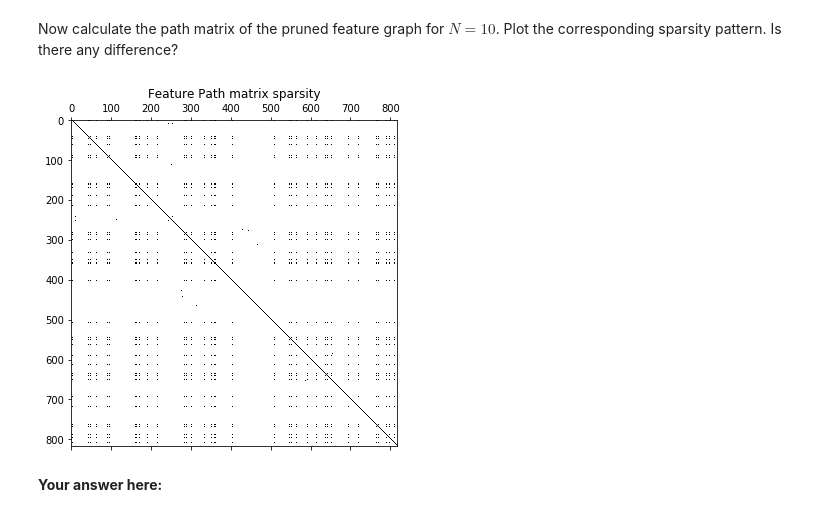
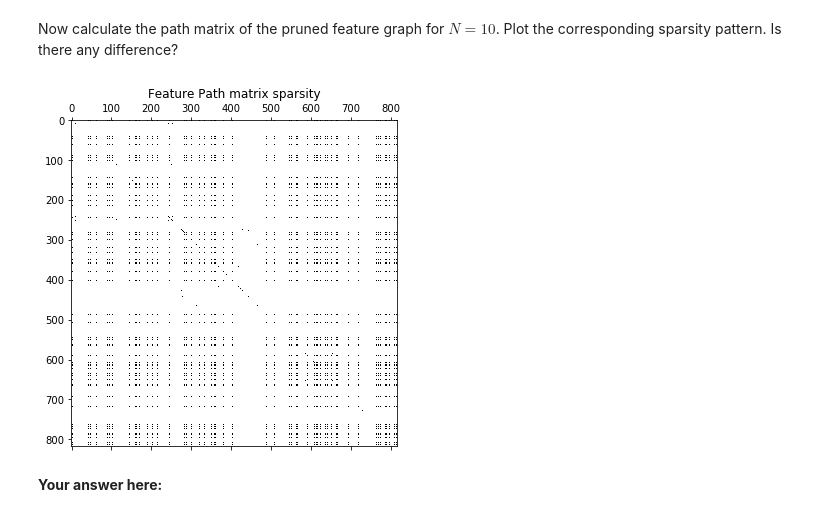
Before and after one commit to alex-mocanu/A-Network-Tour-of-DS-Homework, a Jupyter notebook: Assignment 1/1_network_science.ipynb, the cells around one changed output. Cells and saved outputs as stored; diff of their text form; code cells hidden in the pictures.

```diff
--- a/Assignment 1/1_network_science.ipynb
+++ b/Assignment 1/1_network_science.ipynb
@@ -82,8 +82,7 @@ Select all papers from a field of your choice and store their feature vectors in
 Check its shape.
 # %%
 my_field = 'Neural_Networks'
-pd_content_by_field = pd_content[pd_content.field == my_field]
-features = pd_content_by_field.drop(columns = ['id', 'field'])
+features = np.array(pd_content[pd_content['class_label'] == my_field].iloc[:,1:-1])
 features.shape
 # %% [output]
 (818, 1433)
@@ -91,15 +90,10 @@ features.shape
 Let $D$ be the Euclidean distance matrix whose $(i,j)$ entry corresponds to the Euclidean distance between feature vectors $i$ and $j$.
 Using the feature vectors of the papers from the field which you have selected, construct $D$ as a Numpy array.
 # %%
-def distance_matrix_np(pts):
-    """Returns matrix of pairwise Euclidean distances"""
-    n = pts.shape[0]
-    distance = np.zeros((n,n))
-    for i in range(n):
-        distance[i,:] = np.linalg.norm(pts - pts[i,:], axis=1)
-    return distance
-
-distance =  distance_matrix_np(features.to_numpy())
+size = features.shape[0]
+distance = np.zeros(shape=(size,size))
+for i in range(size) :
+    distance[i,:] = np.linalg.norm(features - features[i,:], axis = 1)
 distance.shape
 # %% [output]
 (818, 818)
@@ -153,5 +139,5 @@ index2id.set_index('index', inplace=True)
 # %%
 cora_cites = np.genfromtxt('data/cora/cora.cites', delimiter='\t')
-n = pd_content_by_field.shape[0]
-A_citation = np.zeros((n,n))
-A_citation.shape
+
+nodes = pd_content[['paper_id', 'class_label']].reset_index(level = 0)
+nodes = nodes.rename(columns = {'index' : 'node_idx'}).set_index('paper_id')
@@ -335,14 +311,17 @@ only consisting in a difference of 5%.
 # %% [markdown]
 By adjusting the threshold of the Euclidean distance matrix, prune the feature graph so that its number of edges is roughly close (within a hundred edges) to the number of edges in the citation graph.
 # %%
-threshold = 2.5
-indx = distance < threshold
+threshold = 2.9
+
+
 A_feature_pruned = distance.copy()
-A_feature_pruned[indx] = 1
-A_feature_pruned[~indx] = 0
-np.fill_diagonal(A_feature_pruned, 0)
+A_feature_pruned[A_feature_pruned < threshold] = 1
+A_feature_pruned[A_feature_pruned >= threshold] = 0
+A_feature_pruned = A_feature_pruned - np.eye(A_feature_pruned.shape[0])
 
-num_edges_feature_pruned = getNrEdgesFromAdjMatrix(A_feature_pruned)
+
+num_edges_feature_pruned = np.sum(A_feature_pruned)/2
+
 print(f"Number of edges in the feature graph: {num_edges_feature}")
 print(f"Number of edges in the feature graph after pruning: {num_edges_feature_pruned}")
 print(f"Number of edges in the citation graph: {num_edges_citation}")
@@ -388,13 +364,13 @@ axes[1].spy(path_matrix_feature);
 # %% [markdown]
 Now calculate the path matrix of the pruned feature graph for $N=10$. Plot the corresponding sparsity pattern. Is there any difference?
 # %%
-path_matrix_pruned = computePathMatrix(A_feature_pruned, 10)
+path_matrix_pruned = np.sum([np.linalg.matrix_power(A_feature_pruned,n) for n in range(1,11)], axis =0)# Your code here.
 
-plt.figure(figsize=(12,6))
+plt.figure(figsize=(12, 6))
 plt.title('Feature Path matrix sparsity')
 plt.spy(path_matrix_pruned);
 # %% [output]
-[figure, old version]
+[figure, new version]
 # %% [markdown]
 **Your answer here:**
 # %% [markdown]
```
Also changed, not shown: parts of 39 cells of this notebook.
